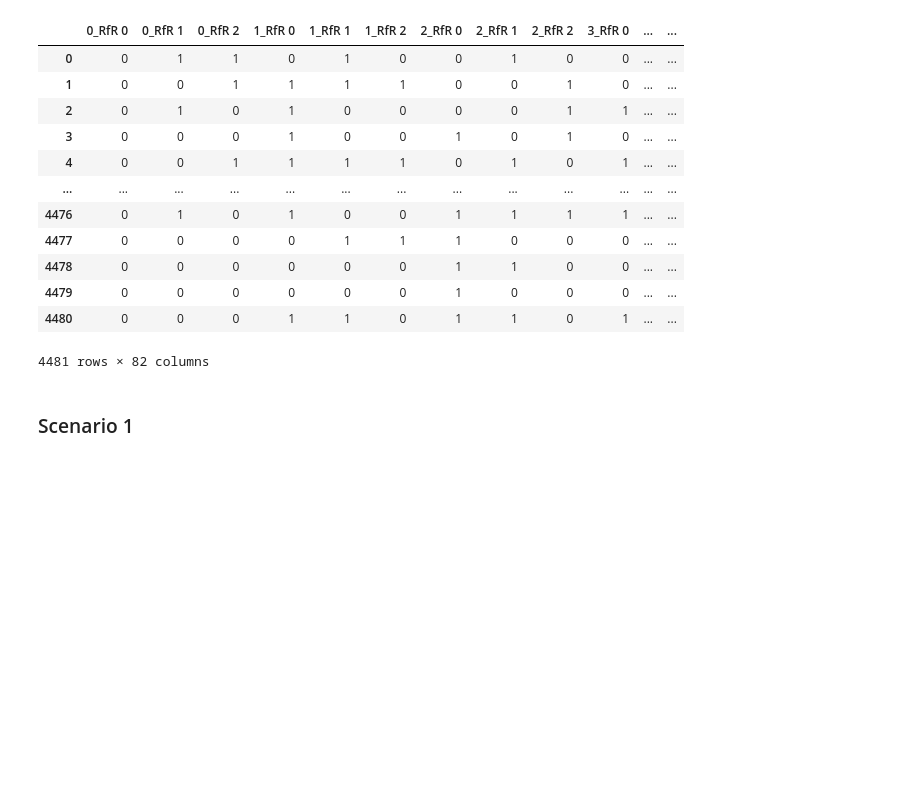
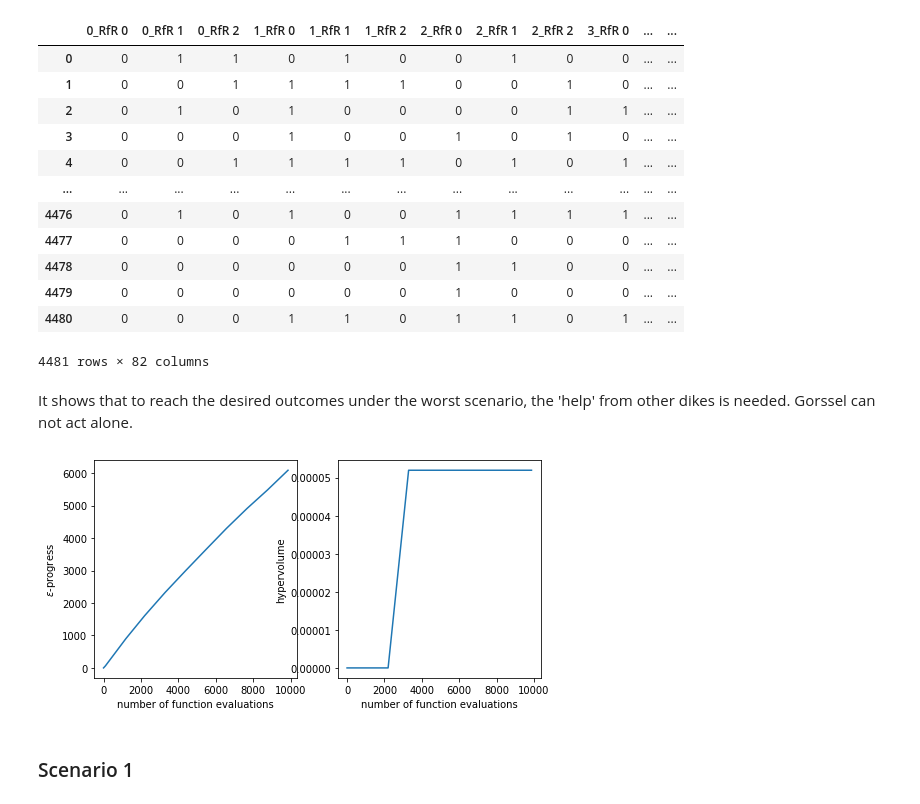
Before and after one commit to aarsundaram/ModelBasedDecisionMaking_Group12, a Jupyter notebook: final assignment/MORDM.ipynb, the cells around one changed output. Cells and saved outputs as stored; diff of their text form; code cells hidden in the pictures; blank space fills up the shorter version.

```diff
--- a/final assignment/MORDM Gorssel-Copy1.ipynb
+++ b/final assignment/MORDM.ipynb
@@ -527,22 +312,22 @@ constraints2 = [Constraint("EAD 0", outcome_names="A.4_Expected Annual Damage 0"
 ### Scenario 0
 # %%
 with MultiprocessingEvaluator(dike_model) as evaluator:
-    results0A, convergence0A = evaluator.optimize(nfe=5000, searchover='levers',
-                                                  epsilons=[200000, 10000000, 0.0001,
-                                                            200000, 10000000, 0.0001,
-                                                            200000, 10000000, 0.0001,
-                                                            200000, 10000000, 0.0001,
-                                                            200000, 10000000, 0.0001, 5000000, 5000,
-                                                            200000, 10000000, 0.0001,
-                                                            200000, 10000000, 0.0001,
-                                                            200000, 10000000, 0.0001,
-                                                            200000, 10000000, 0.0001,
-                                                            200000, 10000000, 0.0001, 5000000, 5000,
-                                                            200000, 10000000, 0.0001,
-                                                            200000, 10000000, 0.0001,
-                                                            200000, 10000000, 0.0001,
-                                                            200000, 10000000, 0.0001,
-                                                            200000, 10000000, 0.0001, 5000000, 5000],
+    results0A, convergence0A = evaluator.optimize(nfe=10000, searchover='levers',
+                                                  epsilons=[200000, 30000000, 0.0001,
+                                                            200000, 30000000, 0.0001,
+                                                            200000, 30000000, 0.0001,
+                                                            200000, 30000000, 0.0001,
+                                                            200000, 30000000, 0.0001, 5000000, 5000,
+                                                            200000, 30000000, 0.0001,
+                                                            200000, 30000000, 0.0001,
+                                                            200000, 30000000, 0.0001,
+                                                            200000, 30000000, 0.0001,
+                                                            200000, 30000000, 0.0001, 5000000, 5000,
+                                                            200000, 30000000, 0.0001,
+                                                            200000, 30000000, 0.0001,
+                                                            200000, 30000000, 0.0001,
+                                                            200000, 30000000, 0.0001,
+                                                            200000, 30000000, 0.0001, 5000000, 5000],
                                                    constraints=constraints2,
                                                    reference=scenarios[0],
                                                    convergence=convergence_metrics)
@@ -580,8 +365,22 @@ results0A
 | 4479 | 0 | 0 | 0 | 0 | 0 | 0 | 1 | 0 | 0 | 0 | ... | ... |
 | 4480 | 0 | 0 | 0 | 1 | 1 | 0 | 1 | 1 | 0 | 1 | ... | ... |
 4481 rows × 82 columns
+# %% [markdown]
+It shows that to reach the desired outcomes under the worst scenario, the 'help' from other dikes is needed. Gorssel can not act alone.
 # %%
 results0A.to_csv('MORDM_S0A.csv')
+# %%
+fig, (ax1, ax2) = plt.subplots(ncols=2, sharex=True, figsize=(8,4))
+ax1.plot(convergence0A.nfe, convergence0A.epsilon_progress)
+ax1.set_ylabel('$\epsilon$-progress')
+ax2.plot(convergence0A.nfe, convergence0A.hypervolume)
+ax2.set_ylabel('hypervolume')
+
+ax1.set_xlabel('number of function evaluations')
+ax2.set_xlabel('number of function evaluations')
+plt.show()
+# %% [output]
+[figure, added]
 # %% [markdown]
 ### Scenario 1
 # %%
```
Also changed, not shown: parts of 28 cells of this notebook.
